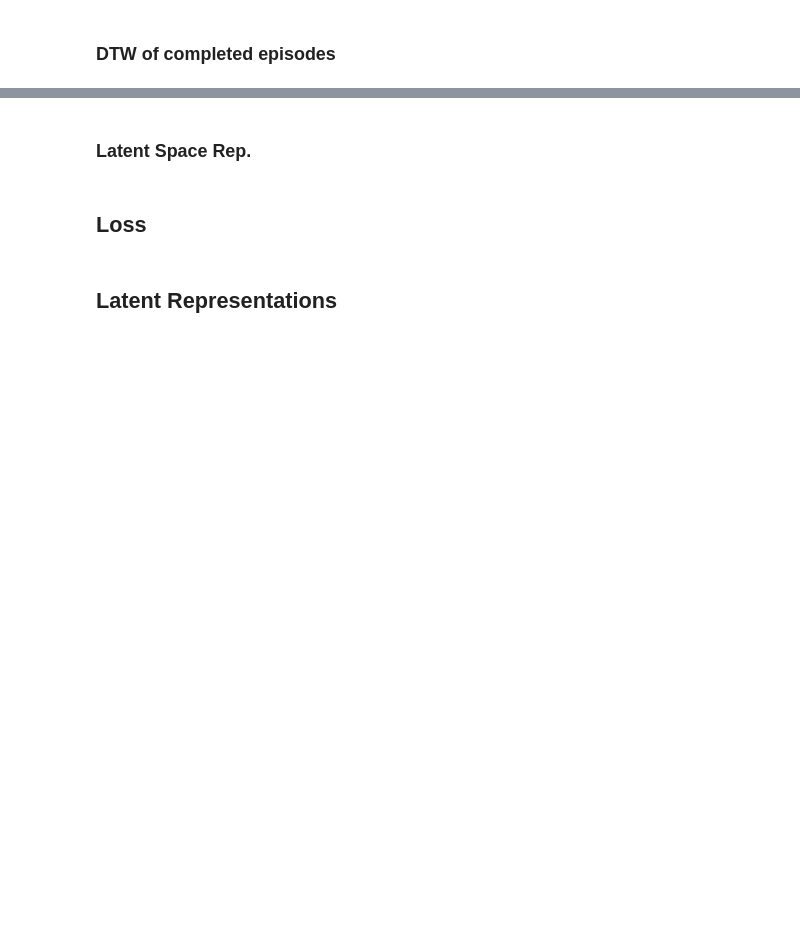
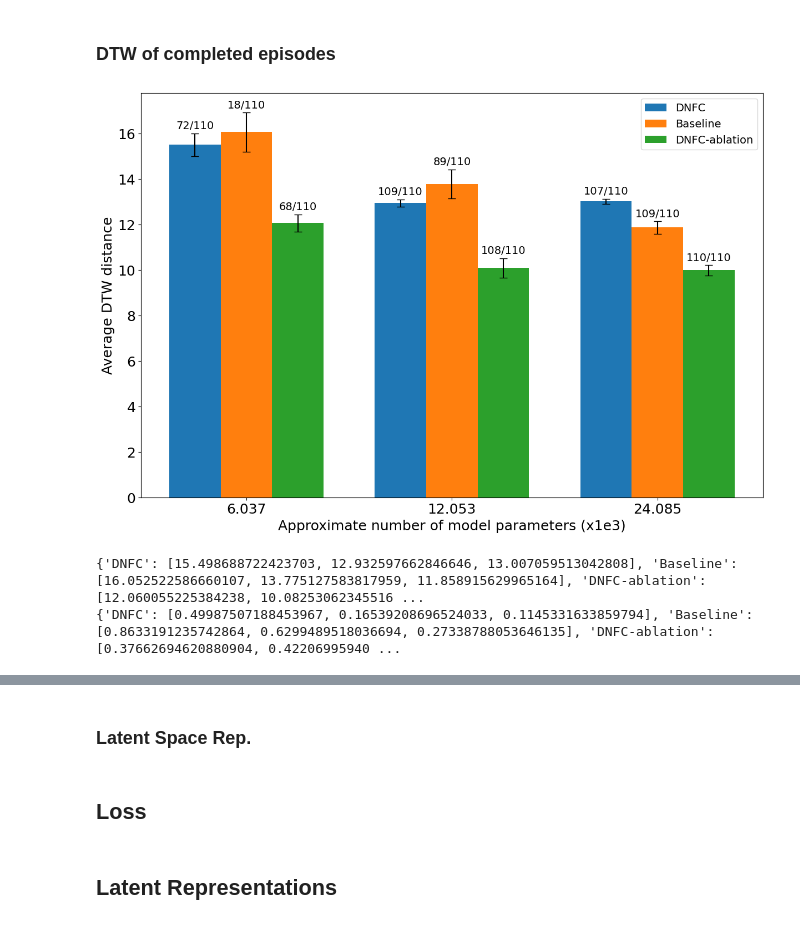
Before and after one commit to arash-mehrabi-z/dnfc-torobo, a Jupyter notebook: feedback_controller/fbc/neural_network/get_results.ipynb, the cells around one changed output, grey strips where cells are left out. Saved outputs shown, nothing was run; the diff lists cells and outputs as text; code cells hidden in the pictures; blank space fills up the shorter version.

```diff
--- a/feedback_controller/fbc/neural_network/get_results.ipynb
+++ b/feedback_controller/fbc/neural_network/get_results.ipynb
@@ -408,7 +529,7 @@ print(errors)
 Ys = {
     'DNFC': [x for x in stats_model['succ_dtw_mean']],
     'Baseline': [x for x in stats_base['succ_dtw_mean']],
-    # 'DNFC-ablation': [x for x in stats_abl['succ_mean']],
+    'DNFC-ablation': [x for x in stats_abl['succ_dtw_mean']],
 }
 
 errors = {
@@ -416,7 +537,8 @@ errors = {
              for i in range(len(stats_model['succ_dtw_std']))],
     'Baseline': [stats_base['succ_dtw_std'][i] / math.sqrt(stats_base['succ_dtw_num'][i])
                  for i in range(len(stats_base['succ_dtw_std']))],
-    # 'DNFC-ablation': [x for x in stats_abl['succ_std']],
+    'DNFC-ablation': [stats_abl['succ_dtw_std'][i] / math.sqrt(stats_abl['succ_dtw_num'][i])
+                      for i in range(len(stats_abl['succ_dtw_std']))],
 }
 
 x = np.arange(len(model_params_list))  # the label locations
@@ -429,34 +551,41 @@ for attribute, measurement in Ys.items():
     offset = width * multiplier
     # print(attribute)
     rects = ax.bar(x + offset, measurement, width, label=attribute, yerr=errors[attribute],
                    error_kw={'capsize': 5})
     # ax.bar_label(rects, fmt='%.2f', padding=3)
     if attribute == 'DNFC':
         numerators = stats_model['succ_num']
         denominators = stats_model['eps_num']
     elif attribute == 'Baseline':
         numerators = stats_base['succ_num']
         denominators = stats_base['eps_num']
+    elif attribute == 'DNFC-ablation':
+        numerators = stats_abl['succ_num']
+        denominators = stats_abl['eps_num']
 
     fraction_labels = [f"{int(n)}/{int(d)}" for n, d in zip(numerators, denominators)]
 
     # Add labels on top of bars
-    ax.bar_label(rects, labels=fraction_labels, padding=3)
+    ax.bar_label(rects, labels=fraction_labels, padding=3, fontsize=label_fontsize)
 
     multiplier += 1
 
 # Add some text for labels, title and custom x-axis tick labels, etc.
 ax.set_ylabel('Average DTW distance')
 ax.set_xlabel("Approximate number of model parameters (x1e3)")
 # ax.set_title('Robot Endpoint-Target Distance')
 ax.set_xticks(x + width, model_params_list)
 # ax.legend(loc='upper left', ncols=3)
 ax.legend()
 # ax.set_ylim(0, 250)
 plt.savefig(os.path.join(os.getcwd(), f"paper/succ_dtw_{ds_type}.png"))
 plt.show()
 print(Ys)
 print(errors)
+# %% [output]
+[figure, added]
+{'DNFC': [15.498688722423703, 12.932597662846646, 13.007059513042808], 'Baseline': [16.052522586660107, 13.775127583817959, 11.858915629965164], 'DNFC-ablation': [12.060055225384238, 10.08253062345516 ...
+{'DNFC': [0.49987507188453967, 0.16539208696524033, 0.1145331633859794], 'Baseline': [0.8633191235742864, 0.6299489518036694, 0.27338788053646135], 'DNFC-ablation': [0.37662694620880904, 0.42206995940 ...
 # %%
 print(stats_model['succ_dtw_mean'])
 print(stats_base['succ_dtw_mean'])
```
Also changed, not shown: parts of 13 cells of this notebook, 1 other file.
